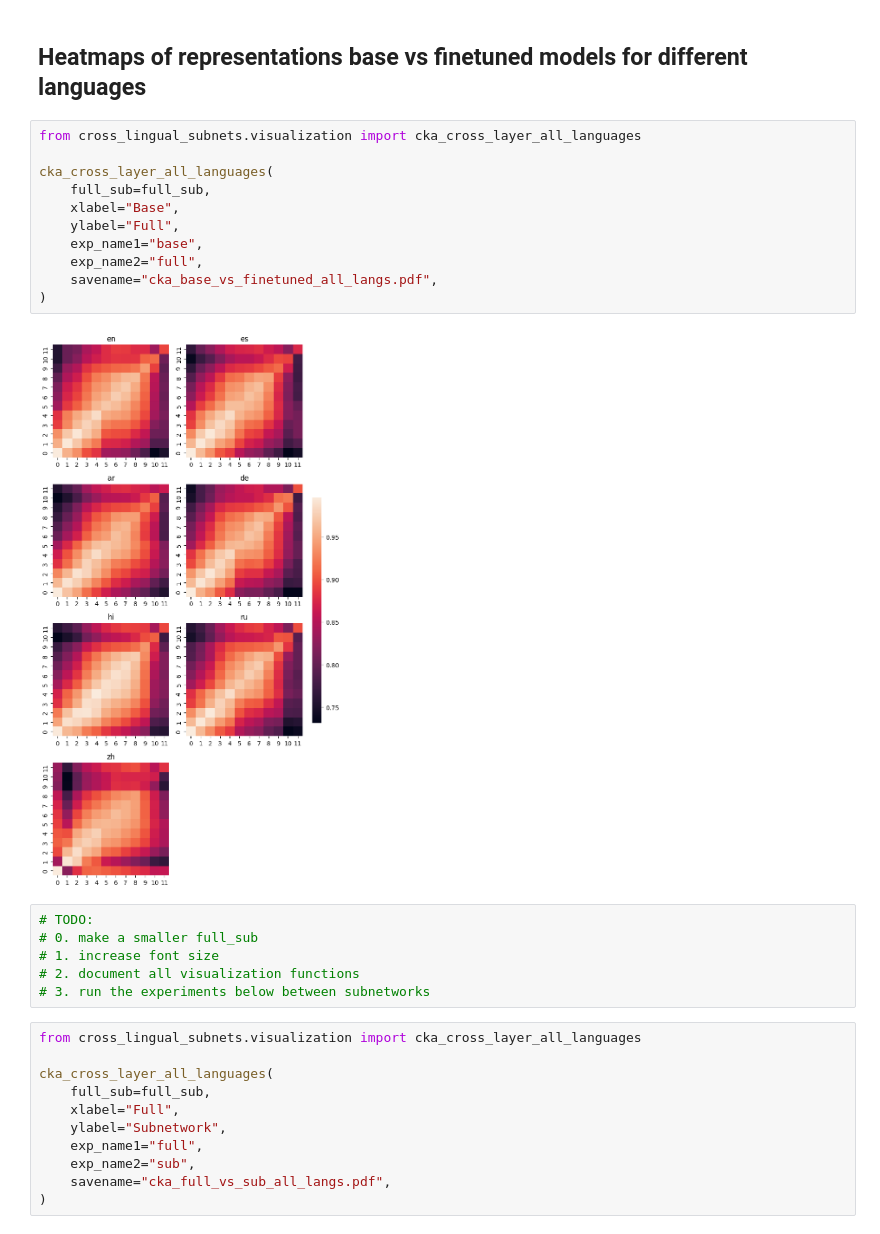
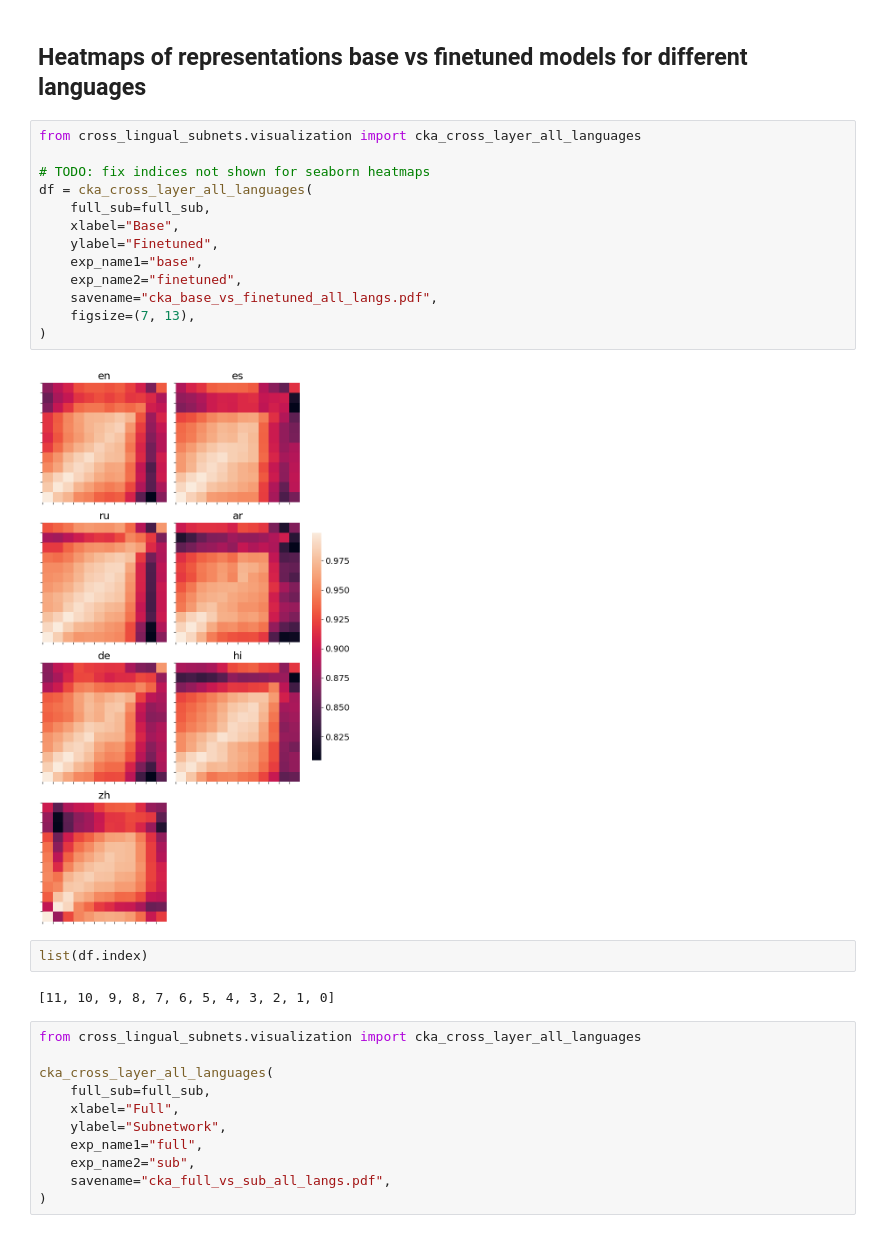
Before and after one commit to MaxBelitsky/cross-lingual-subnetworks, a Jupyter notebook: scripts/cka.ipynb, the cells around one changed output. Saved outputs shown, nothing was run; the diff lists cells and outputs as text.

Commit message:
fix: some plots

```diff
--- a/scripts/cka.ipynb
+++ b/scripts/cka.ipynb
@@ -62,22 +64,22 @@ cka_cross_layer(
 # %%
 from cross_lingual_subnets.visualization import cka_cross_layer_all_languages
 
-cka_cross_layer_all_languages(
+# TODO: fix indices not shown for seaborn heatmaps
+df = cka_cross_layer_all_languages(
     full_sub=full_sub,
     xlabel="Base",
-    ylabel="Full",
+    ylabel="Finetuned",
     exp_name1="base",
-    exp_name2="full",
+    exp_name2="finetuned",
     savename="cka_base_vs_finetuned_all_langs.pdf",
+    figsize=(7, 13),
 )
 # %% [output]
-[figure, old version]
+[figure, new version]
-# %%
-# TODO:
-# 0. make a smaller full_sub
-# 1. increase font size
-# 2. document all visualization functions
-# 3. run the experiments below between subnetworks
+# %%
+list(df.index)
+# %% [output]
+[11, 10, 9, 8, 7, 6, 5, 4, 3, 2, 1, 0]
 # %%
 from cross_lingual_subnets.visualization import cka_cross_layer_all_languages
 
```
Also changed, not shown: parts of 2 cells of this notebook, 1 other file.
